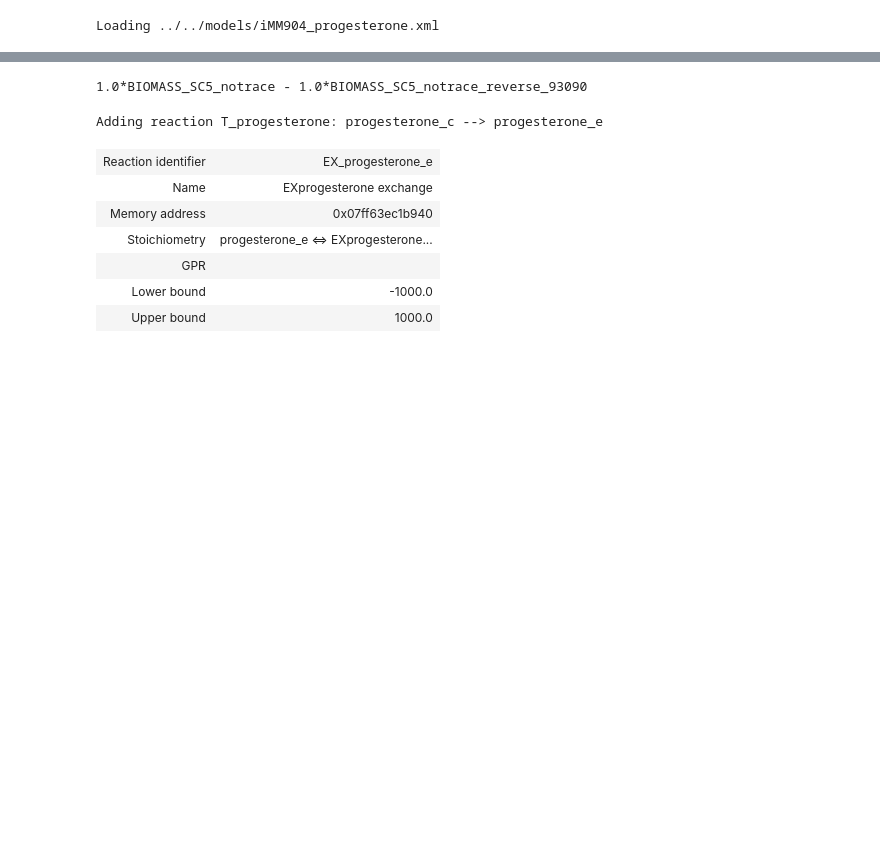
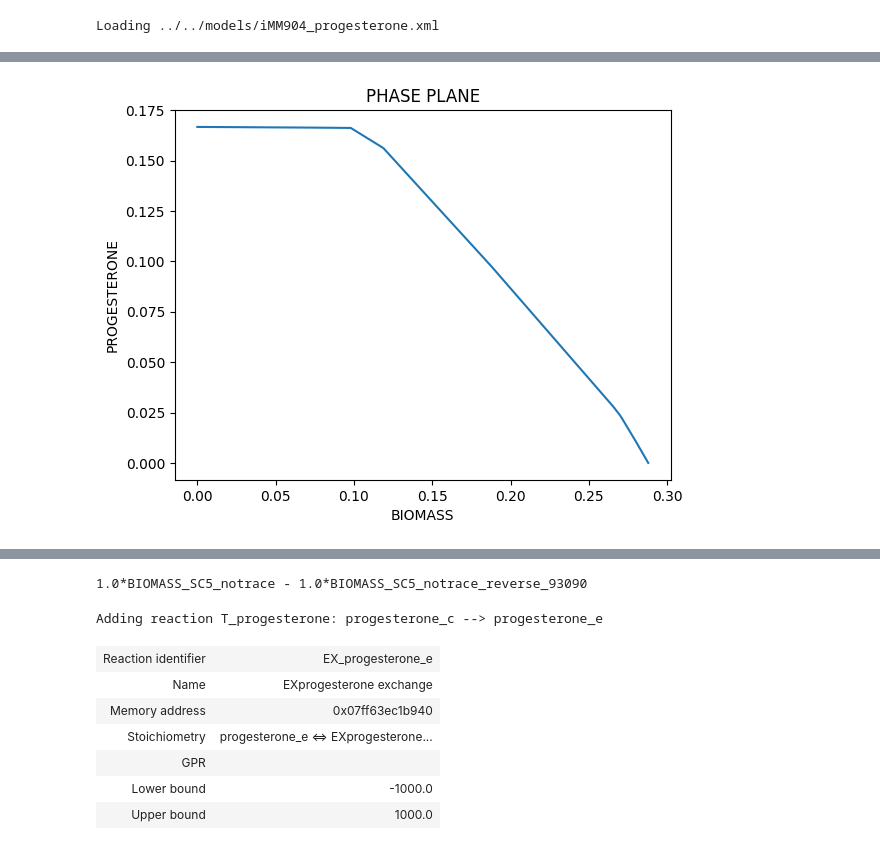
Before and after one commit to 27410/27410-group-assigment-group_3, a Jupyter notebook: misc/Bertram/testRUNE.ipynb, the cells around one changed output, grey strips where cells are left out. Saved outputs shown, nothing was run; the diff lists cells and outputs as text; code cells hidden in the pictures; blank space fills up the shorter version.

Commit message:
phase plan for up regulation targets

```diff
--- a/misc/Bertram/testRUNE.ipynb
+++ b/misc/Bertram/testRUNE.ipynb
@@ -14,0 +46,26 @@ Loading ../../models/iMM904_progesterone.xml
+# %%
+up_reacs = ["baseline"]
+for reac in up_reacs:
+    with model as m:
+        if reac != "baseline":
+            m.reactions.get_by_id(reac).lower_bound = 4
+        m.optimize()
+        max_bio = m.reactions.BIOMASS_SC5_notrace.flux
+        m.objective = m.reactions.DM_progesterone_c
+        m.optimize()
+        max_prog = m.reactions.DM_progesterone_c.flux
+        m.objective = m.reactions.BIOMASS_SC5_notrace
+        len = 1000
+        pp = []
+        biomass = []
+        for i in range(len):
+            pp.append((i/(len-1))*max_prog)
+            m.reactions.DM_progesterone_c.lower_bound = pp[i]
+            biomass.append(m.optimize().objective_value)
+    plt.plot(biomass,pp,label=reac)
+    plt.xlabel("BIOMASS")
+    plt.ylabel("PROGESTERONE")
+    plt.title("PHASE PLANE")
+plt.show()
+# %% [output]
+[figure, added]
```
Also changed, not shown: parts of 8 cells of this notebook, 2 other files.
